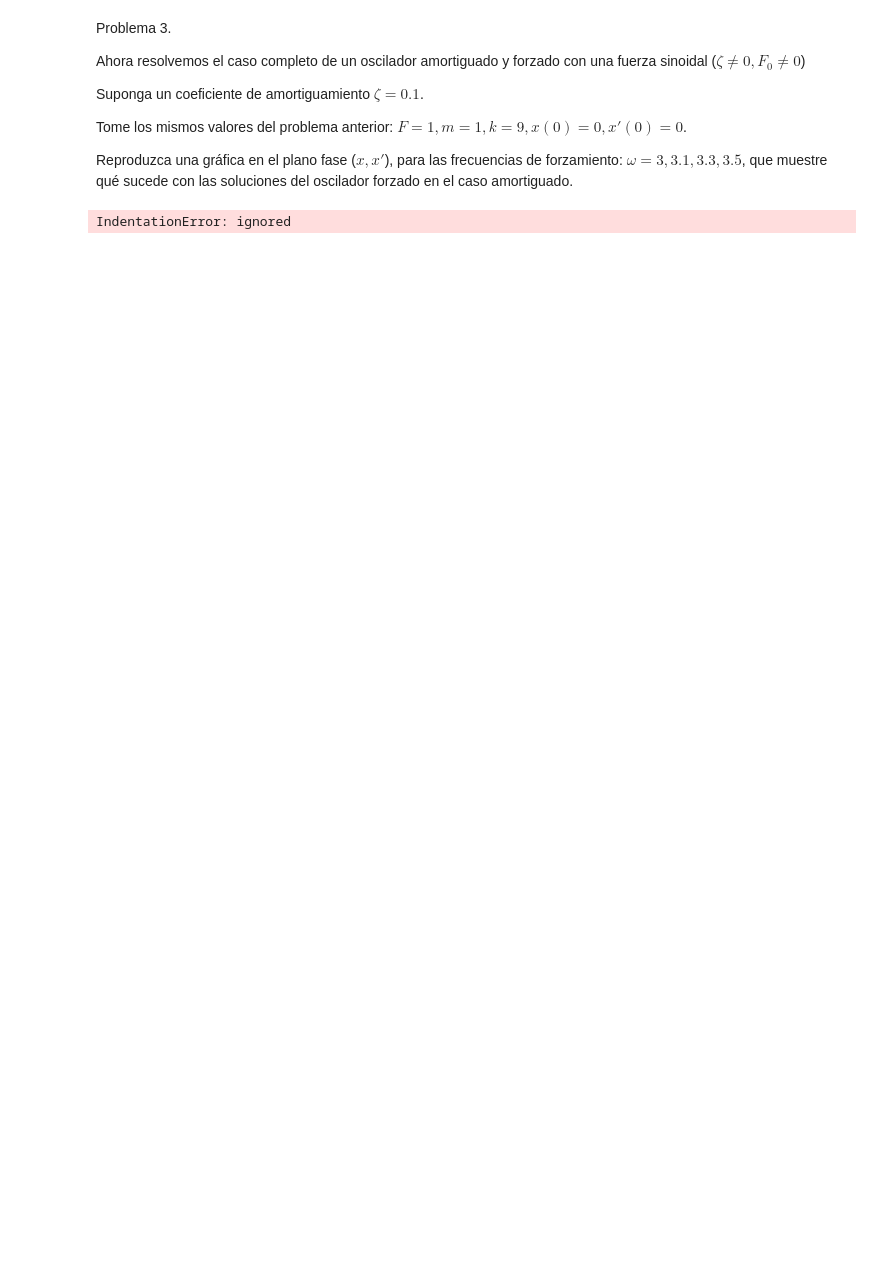
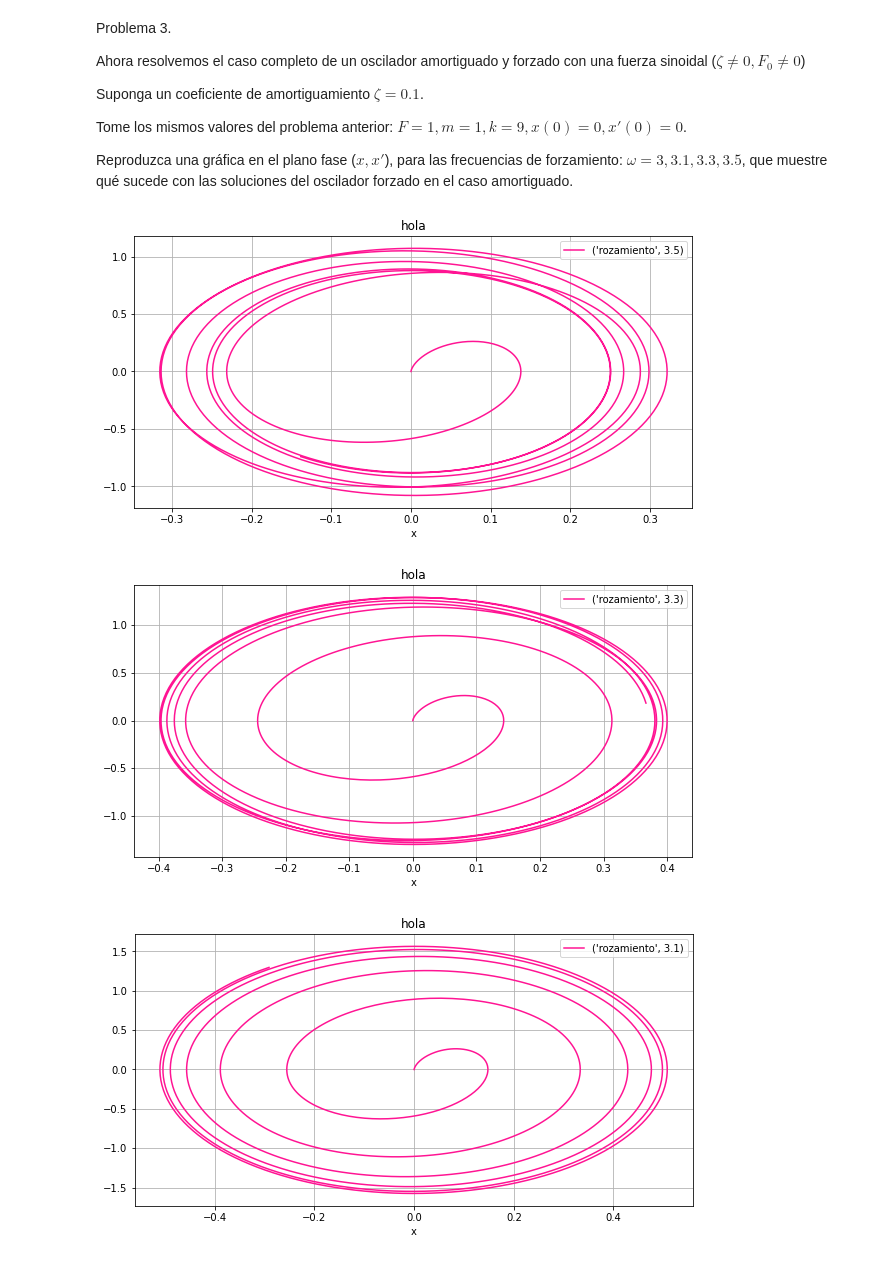
Before and after one commit to Hannahborrego17/Fisicacomputacional1, a Jupyter notebook: Evaluacion 2/Evaluación2.ipynb, the cells around one changed output. Saved outputs shown, nothing was run; the diff lists cells and outputs as text; code cells hidden in the pictures; blank space fills up the shorter version.

```diff
--- a/Evaluacion 2/Evaluación2.ipynb
+++ b/Evaluacion 2/Evaluación2.ipynb
@@ -117,35 +127,43 @@ Suponga un coeficiente de amortiguamiento $\zeta =0.1$.
 Tome los mismos valores del problema anterior: $F=1, m=1, k=9, x(0) = 0, x'(0) = 0$.
 
 Reproduzca una gráfica en el plano fase ($x,x'$), para las frecuencias de forzamiento: $\omega = 3, 3.1, 3.3, 3.5$, que muestre qué sucede con las soluciones del oscilador forzado en el caso amortiguado.
-# %%
-#Datos
-coeficiente=0.1
-F=1
-m=1
-k=9
-wn=3
-
-#Condiciones iniciales
-
-y0=np.array([0.0])
-t=np.linspace(0,50,500)
-
-def dxdt(x,t=0):
-return np.array((0*x[0]+1*x[1]), -1*wn**2*x[0])-2*coeficiente*wn*x[1/m*F*np.sin(w*t)]
-
-fig, axs = plt.subplots(5,sharex=false)
-fig.set_size_inces(0,15)
-
-
-for w, i in zip[3.5, 3.1,3]
-  Y, infpdict = integrate.odeint(dxdt,y0,t,full_outpune=true)
-  y,x= Y*tlabel='w=, w
-  axs[i].plot(x,y,label=label)
-  asx[i].legend(loc='upper left')
-
-  plt.label('x')
-  fig.subtitle('solucion')
-  plt.show;
-  infodict['message']
-# %% [output]
-IndentationError: ignored
+# %%
+def Ec3(y,t,w,z,m,F0,wn):
+  x,v = y
+  dydt=[v,(F0/m)*np.sin(w*t)-2*z*wn*v-x*wn**2]
+  return dydt
+
+y0=np.array([0,0])
+
+tmax= 4*np.pi
+t = np.linspace(0, tmax, 1000)
+
+abserr = 1.0e-8
+relerr = 1.0e-6
+
+#Datos
+#coeficiente
+k=9
+m=1
+wn=np.sqrt(k/m)
+F0=1
+z=0.1
+
+
+w1=[3.5,3.3,3.1,3.0]
+
+for w in w1:
+  y=odeint(Ec3,y0,t,args=(w,z,m,F0,wn), atol=abserr, rtol=relerr)
+
+  plt.figure(figsize=(10,5))
+  plt.plot(y[:,0], y[:,1], 'deeppink', label=('rozamiento',w))
+  plt.legend(loc='best')
+  plt.title('hola')
+  plt.xlabel('x')
+  plt.grid()
+
+plt.show()
+# %% [output]
+[figure, added]
+[figure, added]
+[figure, added]
```
Also changed, not shown: parts of 5 cells of this notebook, 1 other file.
